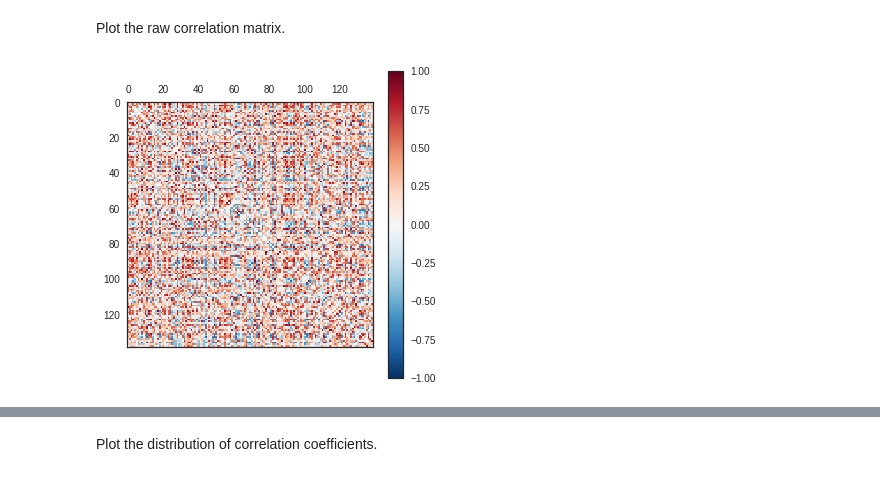
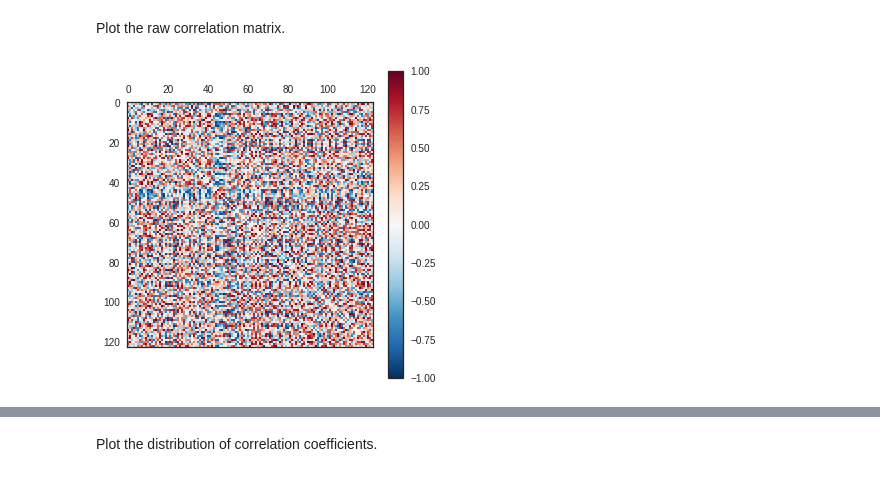
Before and after one commit to danlurie/withdrawal_can, a Jupyter notebook: code/notebooks/Initial data exploration.ipynb, the cells around one changed output, grey strips where cells are left out. Cells and saved outputs as stored; diff of their text form; code cells hidden in the pictures.

```diff
--- a/code/notebooks/Initial data exploration.ipynb
+++ b/code/notebooks/Initial data exploration.ipynb
@@ -28,9 +28,9 @@ Load the correlation of cFos co-activations across control animals.
 # %%
-control_df = pd.read_csv('/home/despoB/dlurie/Projects/withdrawal_CAN/data/cFosCAN_alcohol_control_orig_20180316.csv')
+naive_df = pd.read_csv('/home/despoB/dlurie/Projects/withdrawal_CAN/data/cFosCAN_alcohol_naive_orig_20180326.csv')
 # %% [markdown]
 Drop the column of brain area labels.
 # %%
-control_data = control_df.iloc[0:, 1:]
+naive_data = naive_df.iloc[0:, 1:]
 # %% [markdown]
 Save a new version of the raw correlation values without row or column labels.
 # %%
@@ -42,3 +40,5 @@ control_data_array = control_data.values
+# %%
+naive_data_array = naive_data.values
 # %% [markdown]
 Zero-out self correlations.
 # %%
@@ -46,6 +46,6 @@ np.fill_diagonal(control_data_array, 0)
 # %% [markdown]
 Plot the raw correlation matrix.
 # %%
-plot_raw_matrix(control_data_array)
+plot_raw_matrix(naive_data_array)
 # %% [output]
-[figure, old version]
+[figure, new version]
```
Also changed, not shown: parts of 105 cells of this notebook, 36 other files.
